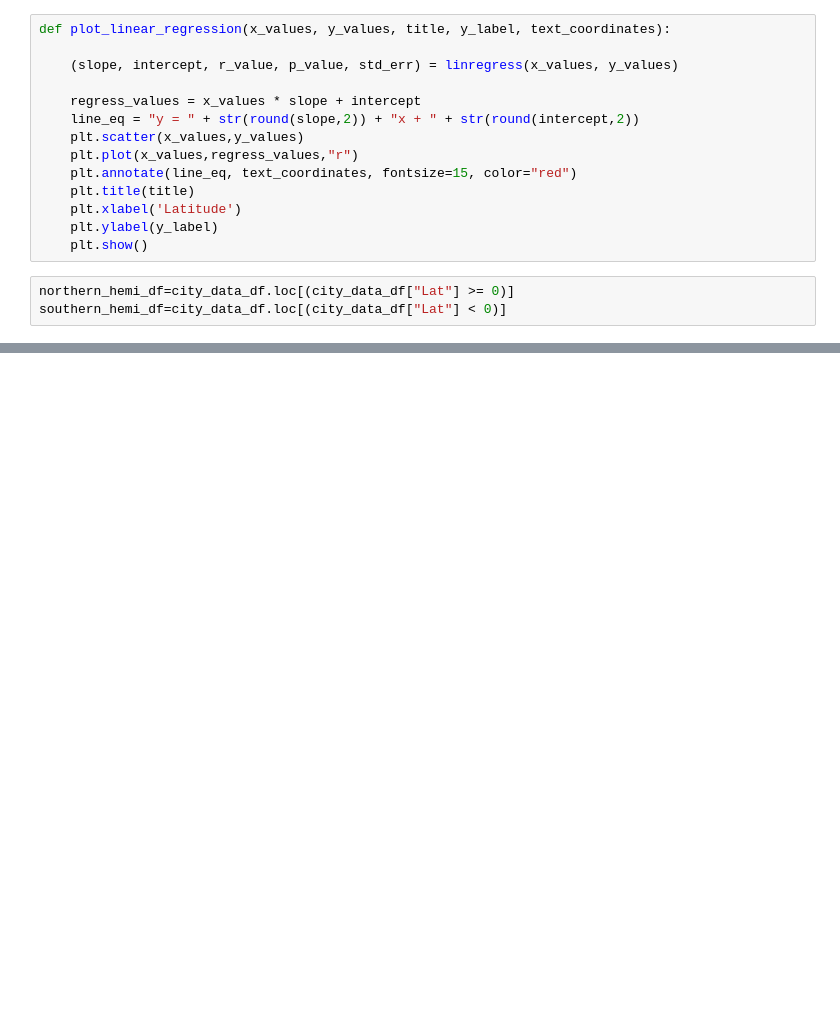
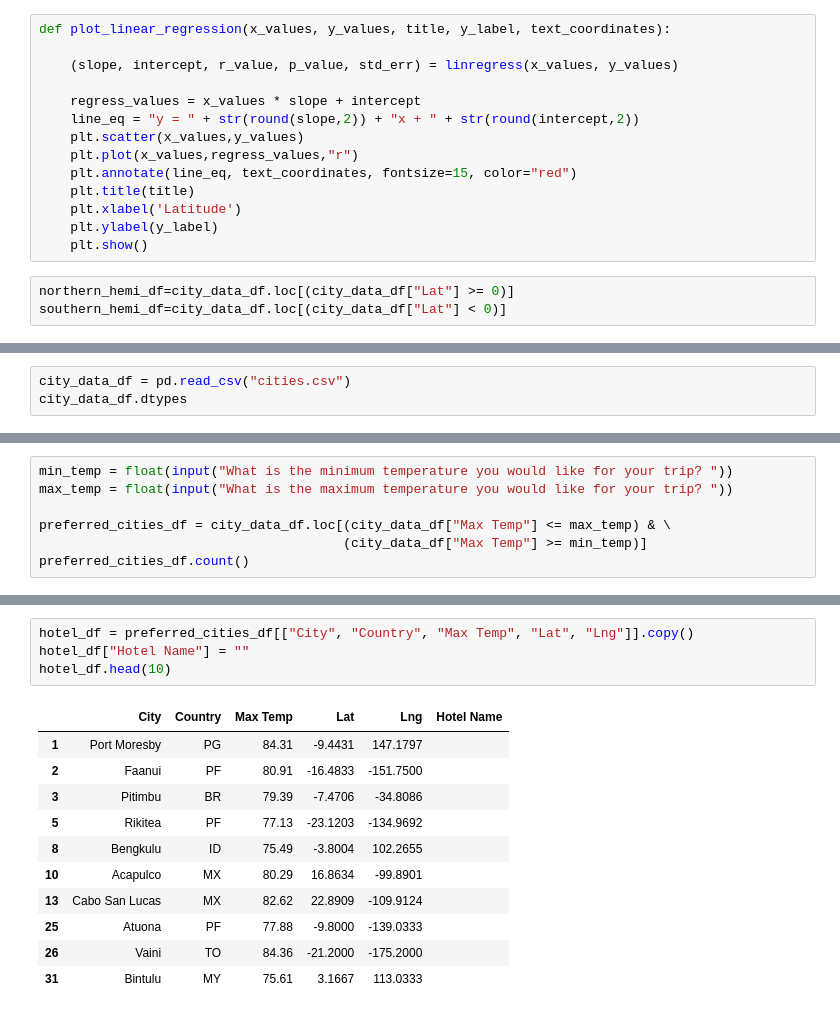
Before and after one commit to jackary24/world_weather_analysis, a Jupyter notebook: WeatherPy.ipynb, the cells around one changed output, grey strips where cells are left out. Cells and saved outputs as stored; diff of their text form; blank space fills up the shorter version.

```diff
--- a/WeatherPy.ipynb
+++ b/WeatherPy.ipynb
@@ -273,0 +229,3 @@ plot_linear_regression(x_values, y_values,
+# %%
+city_data_df = pd.read_csv("cities.csv")
+city_data_df.dtypes
@@ -273,0 +297,7 @@ plot_linear_regression(x_values, y_values,
+# %%
+min_temp = float(input("What is the minimum temperature you would like for your trip? "))
+max_temp = float(input("What is the maximum temperature you would like for your trip? "))
+
+preferred_cities_df = city_data_df.loc[(city_data_df["Max Temp"] <= max_temp) & \
+                                       (city_data_df["Max Temp"] >= min_temp)]
+preferred_cities_df.count()
@@ -273,0 +318,16 @@ plot_linear_regression(x_values, y_values,
+# %%
+hotel_df = preferred_cities_df[["City", "Country", "Max Temp", "Lat", "Lng"]].copy()
+hotel_df["Hotel Name"] = ""
+hotel_df.head(10)
+# %% [output]
+|  | City | Country | Max Temp | Lat | Lng | Hotel Name |
+| 1 | Port Moresby | PG | 84.31 | -9.4431 | 147.1797 |  |
+| 2 | Faanui | PF | 80.91 | -16.4833 | -151.7500 |  |
+| 3 | Pitimbu | BR | 79.39 | -7.4706 | -34.8086 |  |
+| 5 | Rikitea | PF | 77.13 | -23.1203 | -134.9692 |  |
+| 8 | Bengkulu | ID | 75.49 | -3.8004 | 102.2655 |  |
+| 10 | Acapulco | MX | 80.29 | 16.8634 | -99.8901 |  |
+| 13 | Cabo San Lucas | MX | 82.62 | 22.8909 | -109.9124 |  |
+| 25 | Atuona | PF | 77.88 | -9.8000 | -139.0333 |  |
+| 26 | Vaini | TO | 84.36 | -21.2000 | -175.2000 |  |
+| 31 | Bintulu | MY | 75.61 | 3.1667 | 113.0333 |  |
```
Also changed, not shown: parts of 30 cells of this notebook.
